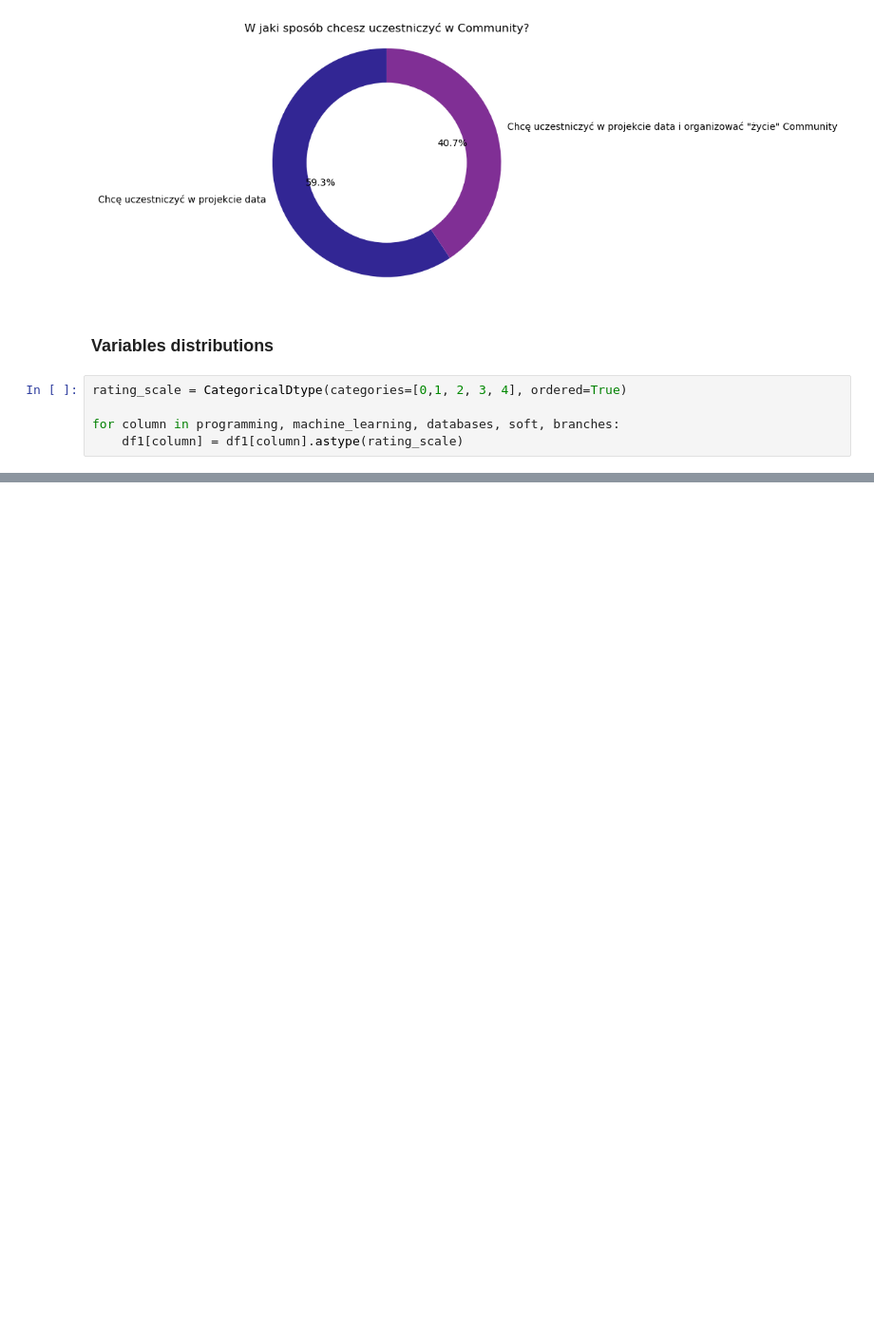
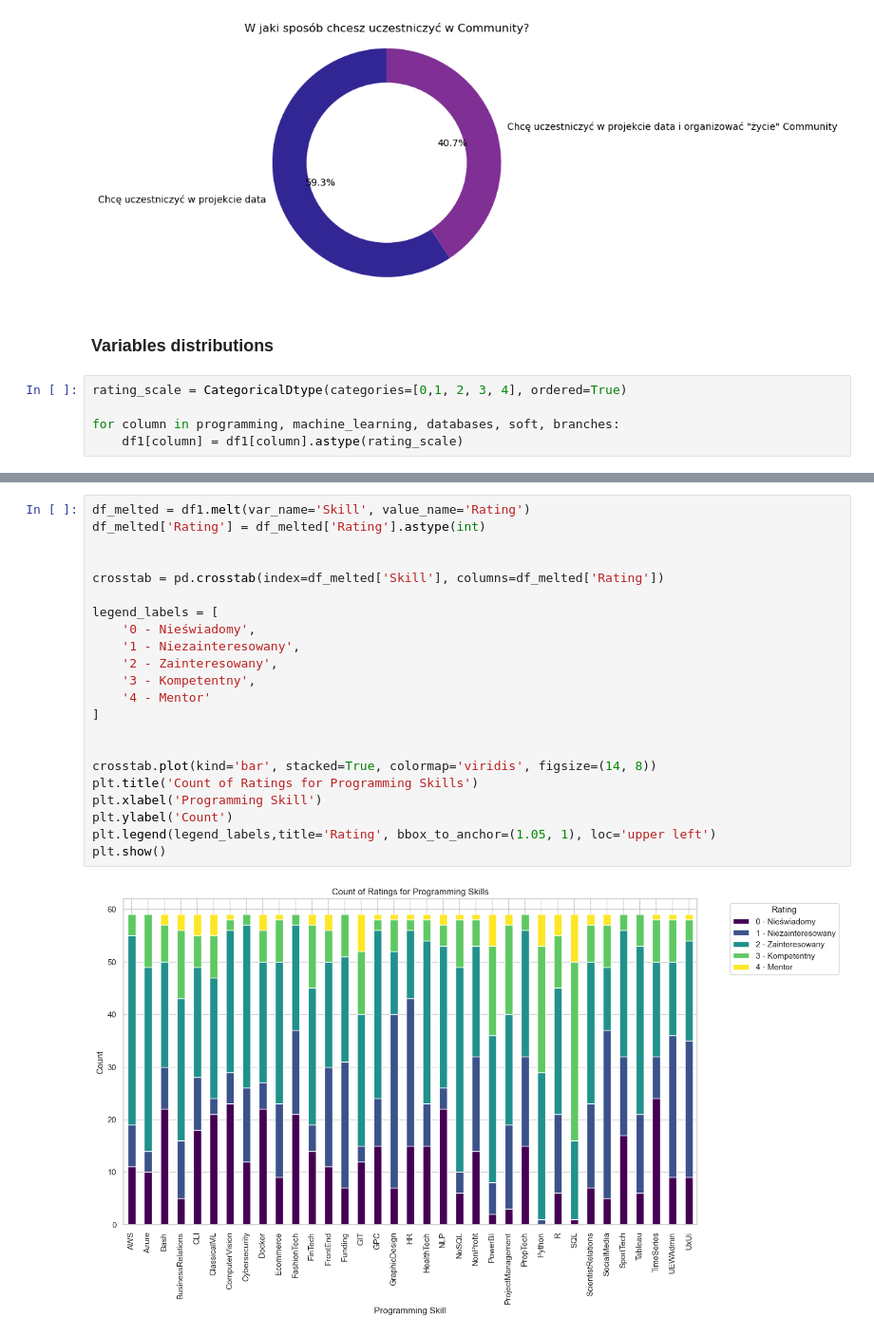
Before and after one commit to Mghd269/DMI-Project, a Jupyter notebook: notebooks/02_eda.ipynb, the cells around one changed output, grey strips where cells are left out. Shown at 95% size. Cells and saved outputs as stored; diff of their text form; blank space fills up the shorter version.

Commit message:
Stacked barchart + codefix

```diff
--- a/notebooks/02_eda.ipynb
+++ b/notebooks/02_eda.ipynb
@@ -167,3 +162,27 @@ KeyError: 'Columns'
+# %%
+df_melted = df1.melt(var_name='Skill', value_name='Rating')
+df_melted['Rating'] = df_melted['Rating'].astype(int)
+
+
+crosstab = pd.crosstab(index=df_melted['Skill'], columns=df_melted['Rating'])
+
+legend_labels = [
+    '0 - Nieświadomy',
+    '1 - Niezainteresowany',
+    '2 - Zainteresowany',
+    '3 - Kompetentny',
+    '4 - Mentor'
+]
+
+
+crosstab.plot(kind='bar', stacked=True, colormap='viridis', figsize=(14, 8))
+plt.title('Count of Ratings for Programming Skills')
+plt.xlabel('Programming Skill')
+plt.ylabel('Count')
+plt.legend(legend_labels,title='Rating', bbox_to_anchor=(1.05, 1), loc='upper left')
+plt.show()
+# %% [output]
+[figure, added]
 # %%
 fig, axes = plt.subplots(nrows=1, ncols=len(programming), figsize=(18, 4), sharey=True)
 sns.set_style('whitegrid')
```
Also changed, not shown: parts of 10 cells of this notebook.
